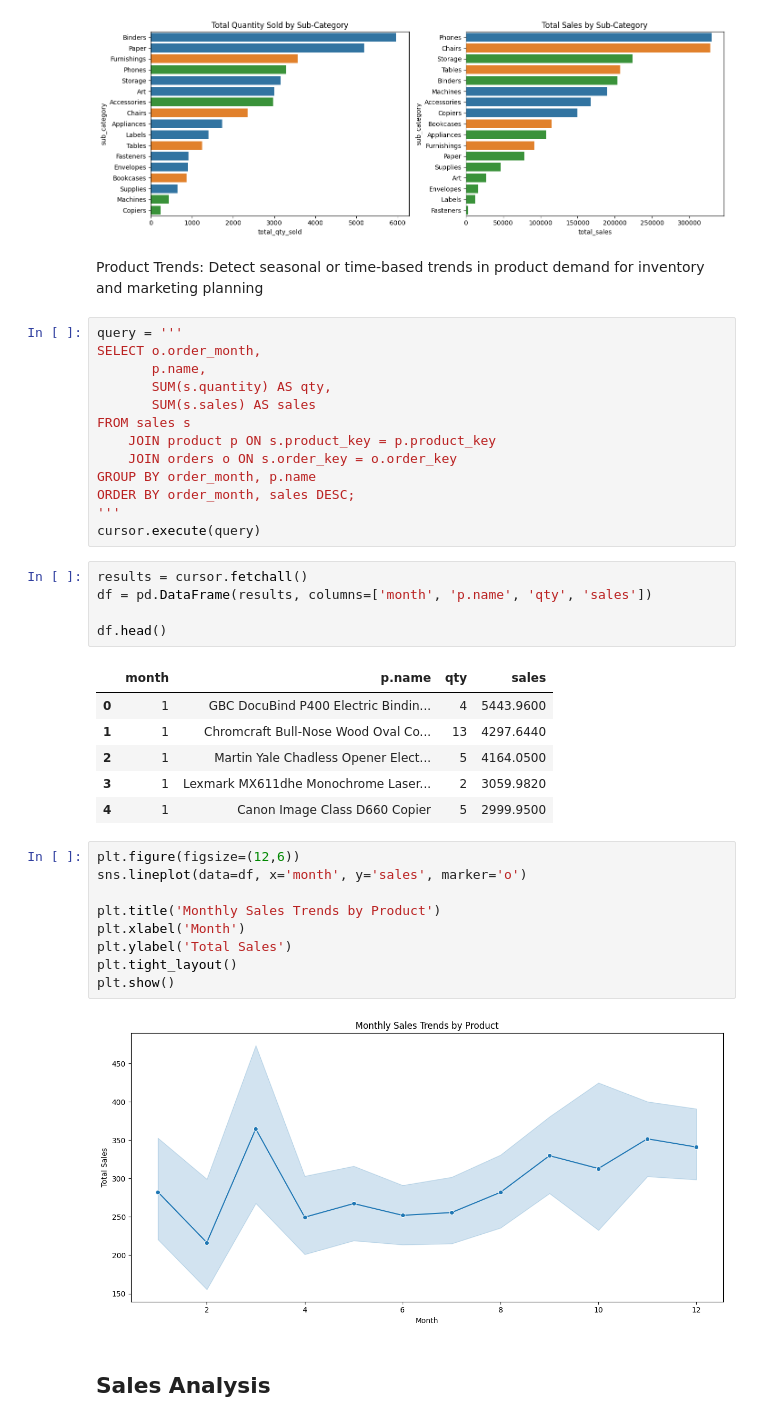
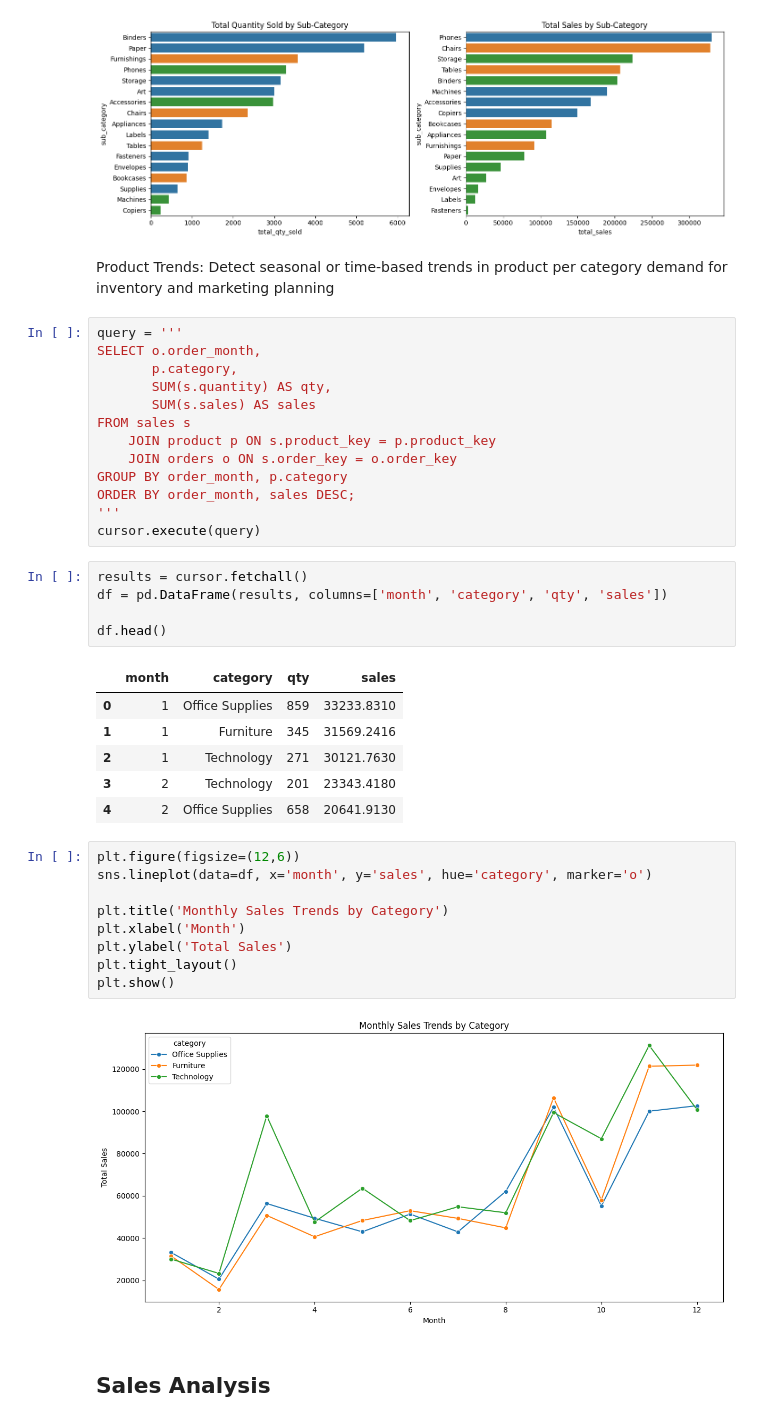
Before and after one commit to markcelemen/sales-performance-dashboard, a Jupyter notebook: eda.ipynb, the cells around one changed output. Saved outputs shown, nothing was run; the diff lists cells and outputs as text.

Commit message:
feat: improve last product analysis

```diff
--- a/eda.ipynb
+++ b/eda.ipynb
@@ -376,43 +375,43 @@ plt.show()
 # %% [output]
 [figure]
 # %% [markdown]
-Product Trends: Detect seasonal or time-based trends in product demand for inventory and marketing planning
+Product Trends: Detect seasonal or time-based trends in product per category demand for inventory and marketing planning
 # %%
 query = '''
 SELECT o.order_month,
-       p.name,
+       p.category,
        SUM(s.quantity) AS qty,
        SUM(s.sales) AS sales
 FROM sales s
     JOIN product p ON s.product_key = p.product_key
     JOIN orders o ON s.order_key = o.order_key
-GROUP BY order_month, p.name
+GROUP BY order_month, p.category
 ORDER BY order_month, sales DESC;
 '''
 cursor.execute(query)
 # %%
 results = cursor.fetchall()
-df = pd.DataFrame(results, columns=['month', 'p.name', 'qty', 'sales'])
+df = pd.DataFrame(results, columns=['month', 'category', 'qty', 'sales'])
 
 df.head()
 # %% [output]
-|  | month | p.name | qty | sales |
-| 0 | 1 | GBC DocuBind P400 Electric Bindin... | 4 | 5443.9600 |
-| 1 | 1 | Chromcraft Bull-Nose Wood Oval Co... | 13 | 4297.6440 |
-| 2 | 1 | Martin Yale Chadless Opener Elect... | 5 | 4164.0500 |
-| 3 | 1 | Lexmark MX611dhe Monochrome Laser... | 2 | 3059.9820 |
-| 4 | 1 | Canon Image Class D660 Copier | 5 | 2999.9500 |
+|  | month | category | qty | sales |
+| 0 | 1 | Office Supplies | 859 | 33233.8310 |
+| 1 | 1 | Furniture | 345 | 31569.2416 |
+| 2 | 1 | Technology | 271 | 30121.7630 |
+| 3 | 2 | Technology | 201 | 23343.4180 |
+| 4 | 2 | Office Supplies | 658 | 20641.9130 |
 # %%
 plt.figure(figsize=(12,6))
-sns.lineplot(data=df, x='month', y='sales', marker='o')
+sns.lineplot(data=df, x='month', y='sales', hue='category', marker='o')
 
-plt.title('Monthly Sales Trends by Product')
+plt.title('Monthly Sales Trends by Category')
 plt.xlabel('Month')
 plt.ylabel('Total Sales')
 plt.tight_layout()
 plt.show()
 # %% [output]
-[figure, old version]
+[figure, new version]
 # %% [markdown]
 ## Sales Analysis
 # %% [markdown]
```
Also changed, not shown: parts of 1 cell of this notebook.
